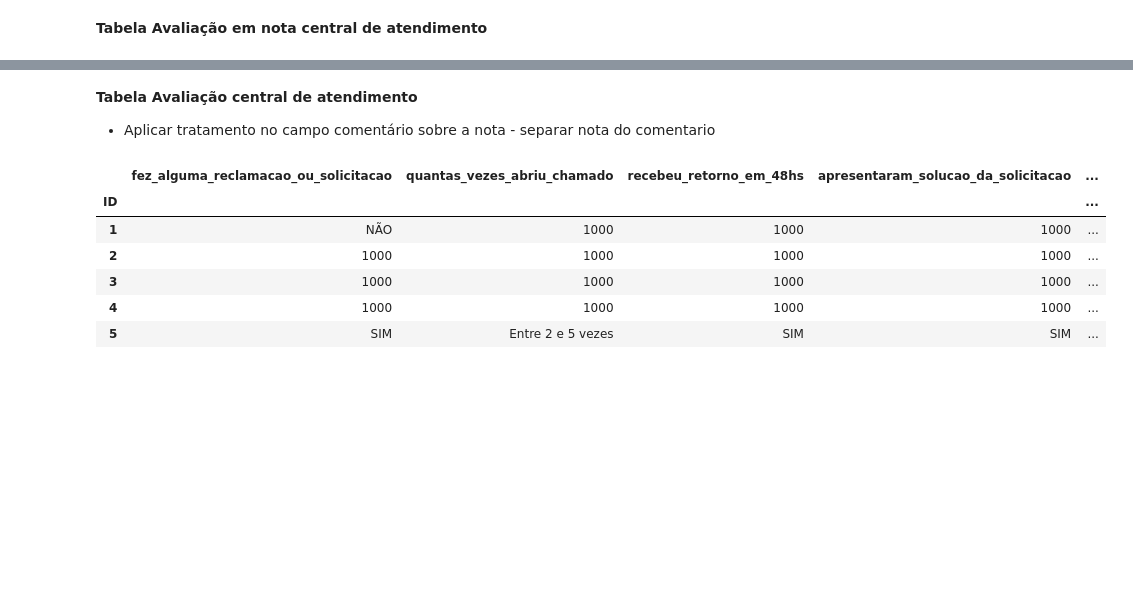
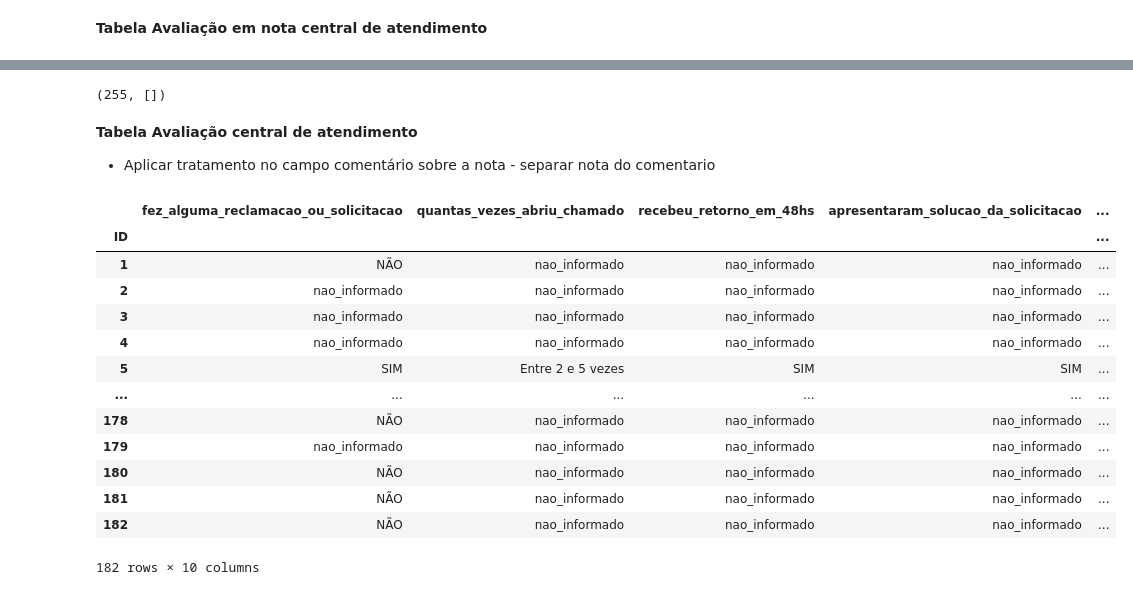
Before and after one commit to DevNicque/MyCods, a Jupyter notebook: Cópia_de_base_atem_transformer.ipynb, the cells around one changed output, grey strips where cells are left out. Cells and saved outputs as stored; diff of their text form; code cells hidden in the pictures; blank space fills up the shorter version.

```diff
--- a/Cópia_de_base_atem_transformer.ipynb
+++ b/Cópia_de_base_atem_transformer.ipynb
@@ -42,3 +39,0 @@ df.head()
-# %%
-df = df.fillna(value=1000)
-df.head()
@@ -76,0 +61,16 @@ Name: date_created, Length: 182, dtype: object>
+# %%
+df_geral = df.loc[:,'respondent_id':'date_created']
+df_geral = df_geral.drop(0)
+df_geral.index = df_geral.index.rename('ID')
+
+
+df_geral['data_time'] = pd.to_datetime( df_geral['date_created'])
+# Coluna 'Data'
+df_geral['data'] = df_geral['data_time'].dt.strftime('%Y-%m-%d')
+# Coluna 'Hora'
+df_geral['hora'] = df_geral['data_time'].dt.strftime('%H:%M:%S')
+df_geral = df_geral.fillna(value='2000-01-01 00:00:01')
+
+df_geral = df_geral.loc[:,'data_time':'hora']
+
+df_geral.head()
@@ -312,11 +419,13 @@ df9.columns = df9.loc[0]
 df9 = df9.drop(0)
 df9.columns = ['cordialidade_do_atendimento','mercadoria_disponivel_no_prazo','tempo_do_ciclo_do_pedido_adequado','procedimentos_de_seguranca_na_entrega','comunicacao_de_agenda_eficiente']
 df9.index = df9.index.rename('ID')
+df9 = df9.fillna(value=1000)
 
 df9 = pd.merge(df9,df_geral, on='ID', left_index=True)
 
 df9.to_json(f'avaliacao_retirada_na_base_atem.json',orient="records")
 
+
 df9.head()
 # %% [output]
 |  | cordialidade_do_atendimento | mercadoria_disponivel_no_prazo | tempo_do_ciclo_do_pedido_adequado | procedimentos_de_seguranca_na_ent... | ... |
@@ -392,24 +537,66 @@ df11.head()
+# %%
+f = open ('avaliacao_nota_atendimento_da_central.json', "r")
+data = json.loads(f.read())
+itens = []
+cont = 0
+
+for i in data:
+  dict = {
+    '_index': 'atem_avaliacao_nota_atendimento_da_central',
+    'id': f"Item{cont}{i['data_time']}",
+    '_source': i
+  }
+
+  itens.append(dict)
+  cont+=1
+
+helpers.bulk(es,itens)
+# %% [output]
+(255, [])
 # %% [markdown]
 **Tabela Avaliação central de atendimento**
 * Aplicar tratamento no campo comentário sobre a nota - separar nota do comentario
 # %%
-df12 = df.loc[:,'Você já fez alguma reclamação ou solicitação na CA?Se SIM, responder P12 e P13. Se NÃO pular para P14':'Unnamed: 69']
+df12 = df.loc[:,'Você já fez alguma reclamação ou solicitação na CA?Se SIM, responder P12 e P13. Se NÃO pular para P14':'Observações da Pesquisa: (Atendente)']
 df12.columns = df12.loc[0]
 df12 = df12.drop(0)
-df12.columns = ['fez_alguma_reclamacao_ou_solicitacao','quantas_vezes_abriu_chamado','recebeu_retorno_em_48hs','apresentaram_solucao_da_solicitacao','como_considera_servico_central','comentario_sobre_a_nota']
+df12.columns = ['fez_alguma_reclamacao_ou_solicitacao','quantas_vezes_abriu_chamado','recebeu_retorno_em_48hs',
+                'apresentaram_solucao_da_solicitacao','como_considera_servico_central','comentario_sobre_a_nota','ha_interesse_dos_clientes_nas_ações',
+                'ha_aumento_de_vendas_no_período','ha_conquista_de_novos_clientes','comentario_atendente_sobre_pesquisado']
 df12.index = df9.index.rename('ID')
+aux = 'Por que atribuiu esta nota? Comente'
 
-df12 = pd.merge(df12,df_geral, on='ID', left_index=True)
+df12['como_considera_servico_central'] =['0' if x == aux
+                                    else x
+                                    for x in df12['como_considera_servico_central'] ]
+
+
+df12['fez_alguma_reclamacao_ou_solicitacao'] = df12['fez_alguma_reclamacao_ou_solicitacao'].fillna(value='nao_informado')
+df12['quantas_vezes_abriu_chamado'] = df12['quantas_vezes_abriu_chamado'].fillna(value='nao_informado')
+df12['recebeu_retorno_em_48hs'] = df12['recebeu_retorno_em_48hs'].fillna(value='nao_informado')
+df12['apresentaram_solucao_da_solicitacao'] = df12['apresentaram_solucao_da_solicitacao'].fillna(value='nao_informado')
+df12['como_considera_servico_central'] = df12['como_considera_servico_central'].fillna(value=1000)
+df12['comentario_sobre_a_nota'] = df12['comentario_sobre_a_nota'].fillna(value='nao_informado')
+df12['comentario_atendente_sobre_pesquisado'] = df12['comentario_atendente_sobre_pesquisado'].fillna(value='nao_informado')
+
+#df12 = pd.merge(df12,df_geral, on='ID', left_index=True)
 
 #df11.to_json(f'avaliacao_central_atendimento.json',orient="records")
 
 
-df12.head()
+df12
 # %% [output]
 |  | fez_alguma_reclamacao_ou_solicitacao | quantas_vezes_abriu_chamado | recebeu_retorno_em_48hs | apresentaram_solucao_da_solicitacao | ... |
 | ID |  |  |  |  | ... |
-| 1 | NÃO | 1000 | 1000 | 1000 | ... |
-| 2 | 1000 | 1000 | 1000 | 1000 | ... |
-| 3 | 1000 | 1000 | 1000 | 1000 | ... |
-| 4 | 1000 | 1000 | 1000 | 1000 | ... |
+| 1 | NÃO | nao_informado | nao_informado | nao_informado | ... |
+| 2 | nao_informado | nao_informado | nao_informado | nao_informado | ... |
+| 3 | nao_informado | nao_informado | nao_informado | nao_informado | ... |
+| 4 | nao_informado | nao_informado | nao_informado | nao_informado | ... |
 | 5 | SIM | Entre 2 e 5 vezes | SIM | SIM | ... |
+| ... | ... | ... | ... | ... | ... |
+| 178 | NÃO | nao_informado | nao_informado | nao_informado | ... |
+| 179 | nao_informado | nao_informado | nao_informado | nao_informado | ... |
+| 180 | NÃO | nao_informado | nao_informado | nao_informado | ... |
+| 181 | NÃO | nao_informado | nao_informado | nao_informado | ... |
+| 182 | NÃO | nao_informado | nao_informado | nao_informado | ... |
+182 rows × 10 columns
```
Also changed, not shown: parts of 36 cells of this notebook.
